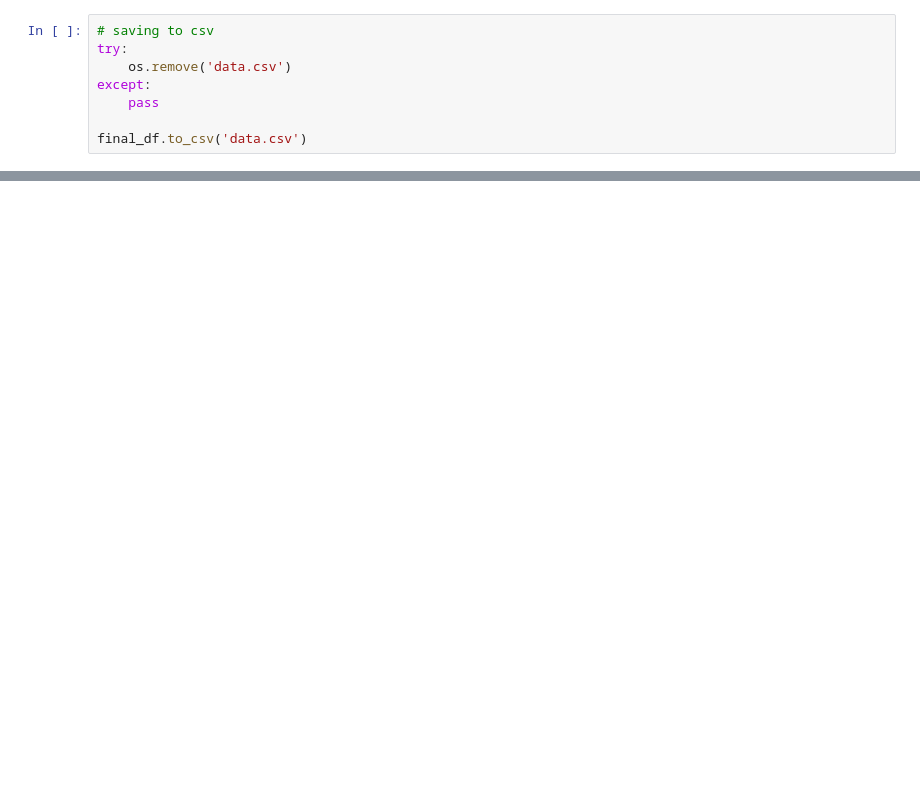
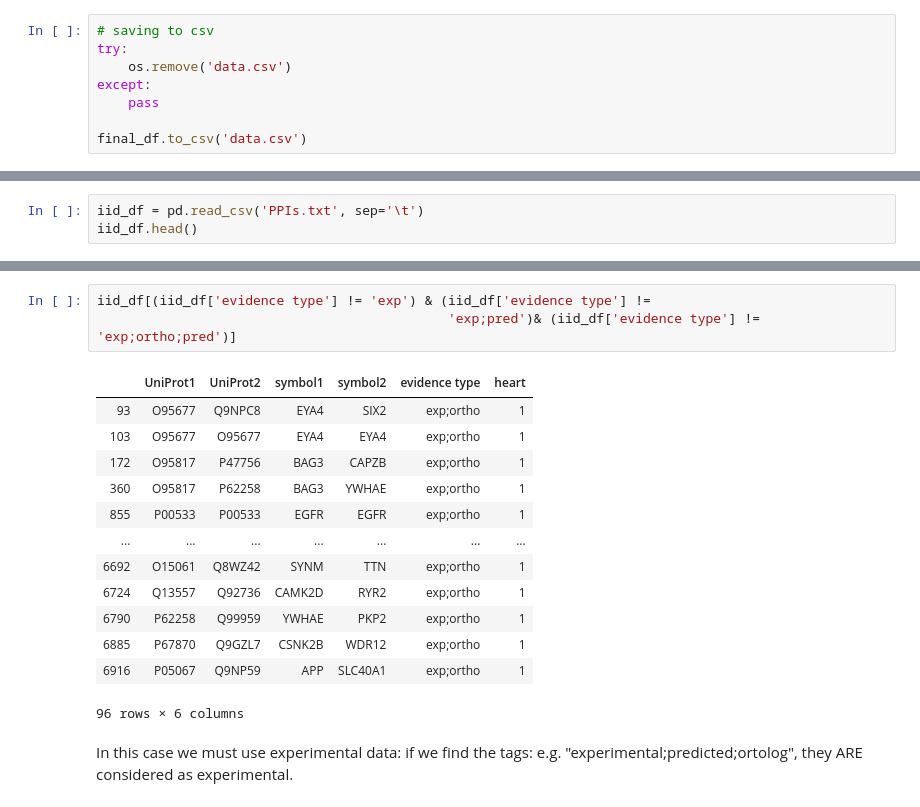
Before and after one commit to LivLilli/Network-Medicine-Dilated-Cardiomyopathy, a Jupyter notebook: project.ipynb, the cells around one changed output, grey strips where cells are left out. Cells and saved outputs as stored; diff of their text form; blank space fills up the shorter version.

```diff
--- a/project.ipynb
+++ b/project.ipynb
@@ -175,0 +198,3 @@ final_df.to_csv('data.csv')
+# %%
+iid_df = pd.read_csv('PPIs.txt', sep='\t')
+iid_df.head()
@@ -175,0 +208,19 @@ final_df.to_csv('data.csv')
+# %%
+iid_df[(iid_df['evidence type'] != 'exp') & (iid_df['evidence type'] !=
+                                             'exp;pred')& (iid_df['evidence type'] != 'exp;ortho;pred')]
+# %% [output]
+|  | UniProt1 | UniProt2 | symbol1 | symbol2 | evidence type | heart |
+| 93 | O95677 | Q9NPC8 | EYA4 | SIX2 | exp;ortho | 1 |
+| 103 | O95677 | O95677 | EYA4 | EYA4 | exp;ortho | 1 |
+| 172 | O95817 | P47756 | BAG3 | CAPZB | exp;ortho | 1 |
+| 360 | O95817 | P62258 | BAG3 | YWHAE | exp;ortho | 1 |
+| 855 | P00533 | P00533 | EGFR | EGFR | exp;ortho | 1 |
+| ... | ... | ... | ... | ... | ... | ... |
+| 6692 | O15061 | Q8WZ42 | SYNM | TTN | exp;ortho | 1 |
+| 6724 | Q13557 | Q92736 | CAMK2D | RYR2 | exp;ortho | 1 |
+| 6790 | P62258 | Q99959 | YWHAE | PKP2 | exp;ortho | 1 |
+| 6885 | P67870 | Q9GZL7 | CSNK2B | WDR12 | exp;ortho | 1 |
+| 6916 | P05067 | Q9NP59 | APP | SLC40A1 | exp;ortho | 1 |
+96 rows × 6 columns
+# %% [markdown]
+In this case we must use experimental data: if we find the tags: e.g. "experimental;predicted;ortolog", they ARE considered as experimental.
```
Also changed, not shown: parts of 7 cells of this notebook, 4 other files.
